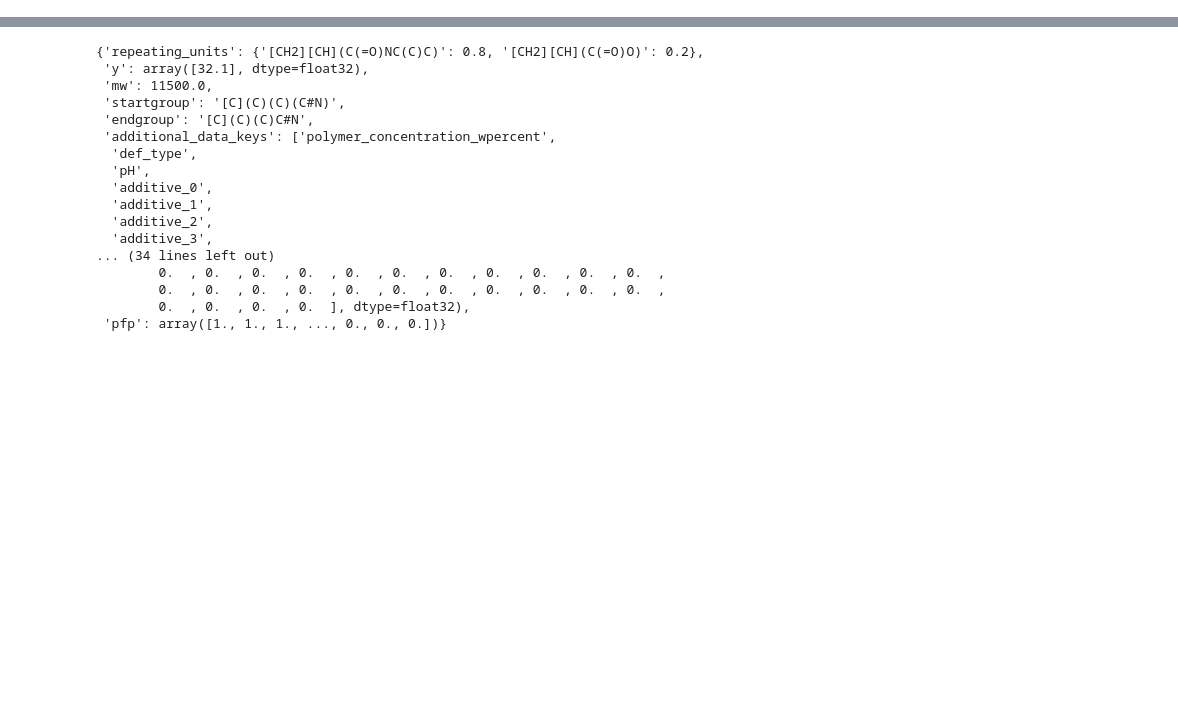
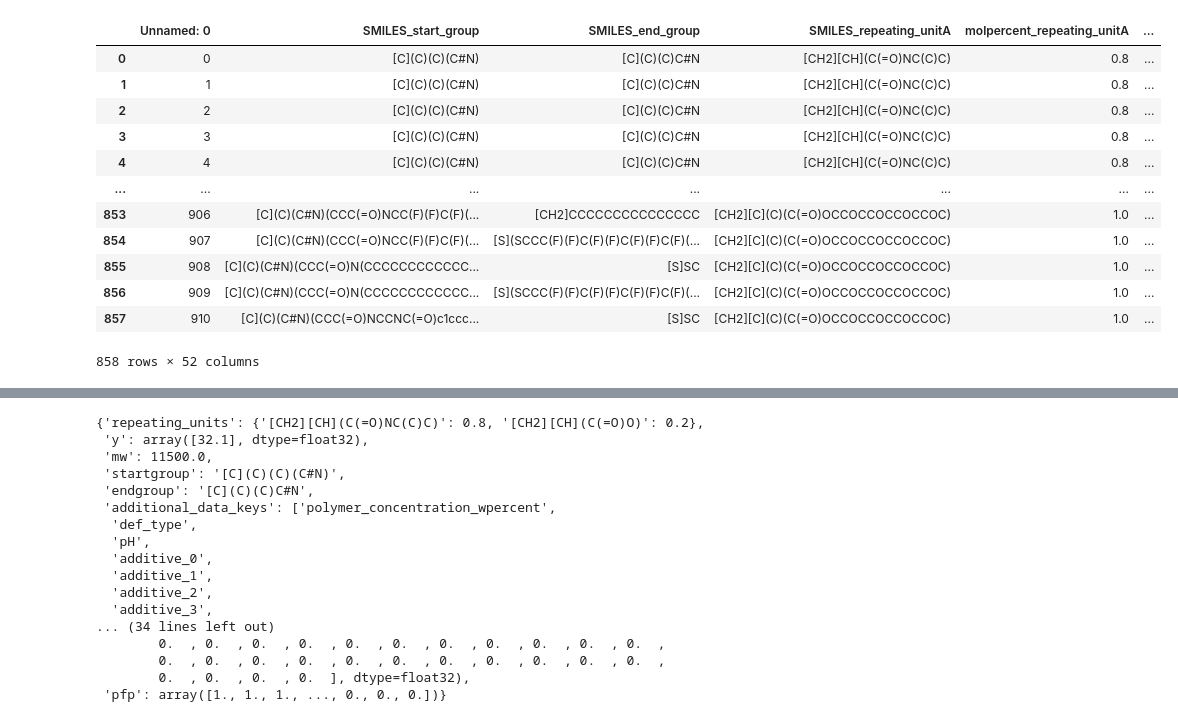
Before and after one commit to Bizbalt/PFP, a Jupyter notebook: examples/cloud_point/train_and_use_prediciton_model.ipynb, the cells around one changed output, grey strips where cells are left out. Drawn from its saved outputs; the diff is of its cells as text; code cells hidden in the pictures; blank space fills up the shorter version.

```diff
--- a/examples/cloud_point/train_and_use_prediciton_model.ipynb
+++ b/examples/cloud_point/train_and_use_prediciton_model.ipynb
@@ -9,10 +9,25 @@ import matplotlib.pyplot as plt
 # %%
 # load curated dataset and info
 curated_csv =  "./expanded_data.csv"
-df = pd.read_csv(curated_csv, sep=";", decimal=",")
+df = pd.read_csv(curated_csv, sep=",", decimal=".")
 
 infofile = YAMLWrapConfig("expanded_info.yml")
 infofile.load()
+df
+# %% [output]
+|  | Unnamed: 0 | SMILES_start_group | SMILES_end_group | SMILES_repeating_unitA | molpercent_repeating_unitA | ... |
+| 0 | 0 | [C](C)(C)(C#N) | [C](C)(C)C#N | [CH2][CH](C(=O)NC(C)C) | 0.8 | ... |
+| 1 | 1 | [C](C)(C)(C#N) | [C](C)(C)C#N | [CH2][CH](C(=O)NC(C)C) | 0.8 | ... |
+| 2 | 2 | [C](C)(C)(C#N) | [C](C)(C)C#N | [CH2][CH](C(=O)NC(C)C) | 0.8 | ... |
+| 3 | 3 | [C](C)(C)(C#N) | [C](C)(C)C#N | [CH2][CH](C(=O)NC(C)C) | 0.8 | ... |
+| 4 | 4 | [C](C)(C)(C#N) | [C](C)(C)C#N | [CH2][CH](C(=O)NC(C)C) | 0.8 | ... |
+| ... | ... | ... | ... | ... | ... | ... |
+| 853 | 906 | [C](C)(C#N)(CCC(=O)NCC(F)(F)C(F)(... | [CH2]CCCCCCCCCCCCCCC | [CH2][C](C)(C(=O)OCCOCCOCCOCCOC) | 1.0 | ... |
+| 854 | 907 | [C](C)(C#N)(CCC(=O)NCC(F)(F)C(F)(... | [S](SCCC(F)(F)C(F)(F)C(F)(F)C(F)(... | [CH2][C](C)(C(=O)OCCOCCOCCOCCOC) | 1.0 | ... |
+| 855 | 908 | [C](C)(C#N)(CCC(=O)N(CCCCCCCCCCCC... | [S]SC | [CH2][C](C)(C(=O)OCCOCCOCCOCCOC) | 1.0 | ... |
+| 856 | 909 | [C](C)(C#N)(CCC(=O)N(CCCCCCCCCCCC... | [S](SCCC(F)(F)C(F)(F)C(F)(F)C(F)(... | [CH2][C](C)(C(=O)OCCOCCOCCOCCOC) | 1.0 | ... |
+| 857 | 910 | [C](C)(C#N)(CCC(=O)NCCNC(=O)c1ccc... | [S]SC | [CH2][C](C)(C(=O)OCCOCCOCCOCCOC) | 1.0 | ... |
+858 rows × 52 columns
 # %%
 additional_columns=infofile["numerical_columns"]+infofile["categorical_columns"]
 y=["cloud_point"]
```
Also changed, not shown: parts of 1 cell of this notebook, 1 other file.
